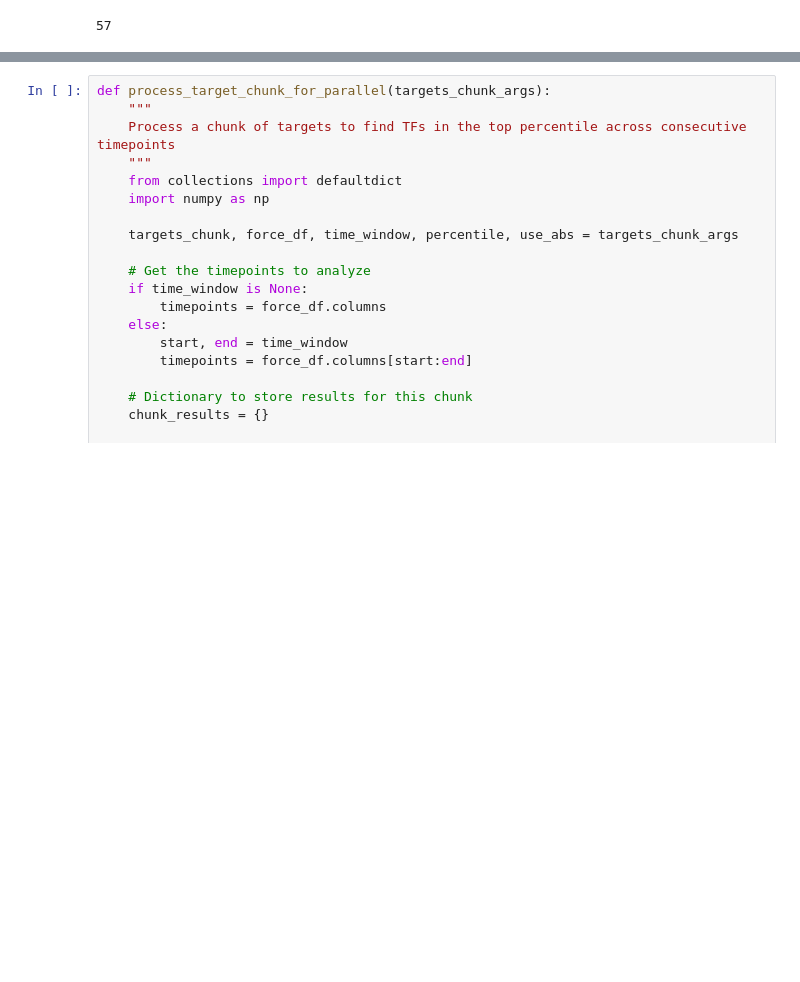
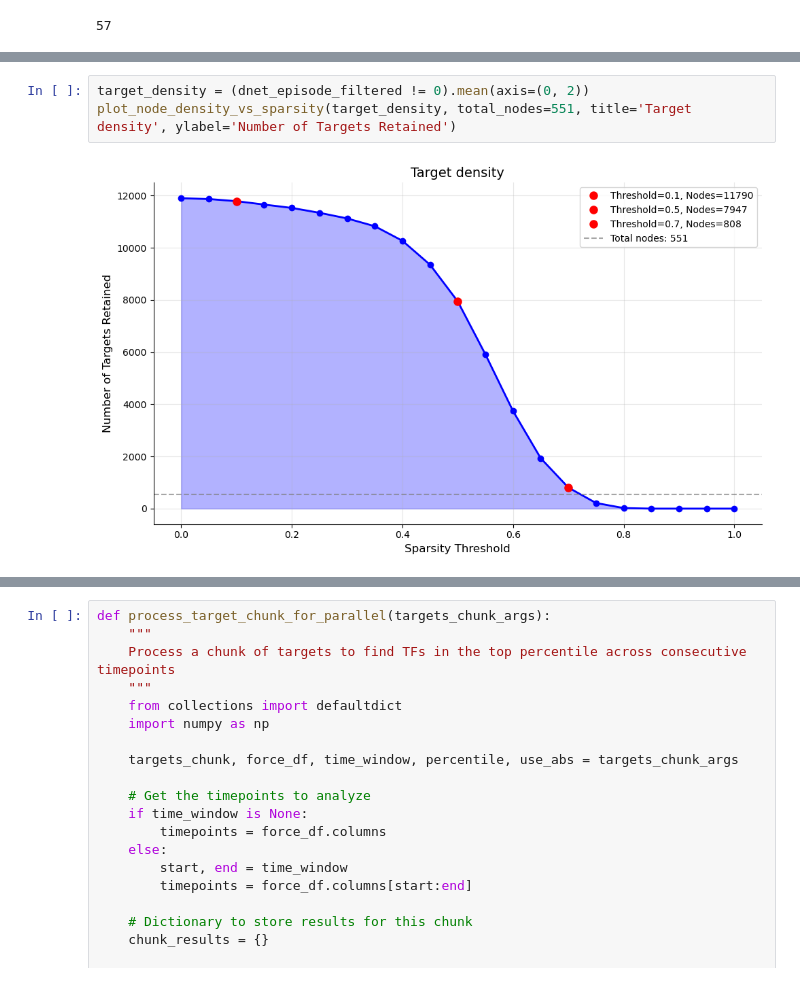
Before and after one commit to sachha-naksha/B_Cell_States, a Jupyter notebook: multiome_dynamic_regulation/py_scripts/analysis/LF_dynamics.ipynb, the cells around one changed output, grey strips where cells are left out. Saved outputs shown, nothing was run; the diff lists cells and outputs as text; blank space fills up the shorter version.

```diff
--- a/multiome_dynamic_regulation/py_scripts/analysis/LF_dynamics.ipynb
+++ b/multiome_dynamic_regulation/py_scripts/analysis/LF_dynamics.ipynb
@@ -823,0 +184,5 @@ display(strong_tfs_all_forces_dcurve.shape)
+# %%
+target_density = (dnet_episode_filtered != 0).mean(axis=(0, 2))
+plot_node_density_vs_sparsity(target_density, total_nodes=551, title='Target density', ylabel='Number of Targets Retained')
+# %% [output]
+[figure, added]
```
Also changed, not shown: parts of 82 cells of this notebook, 1 other file.
